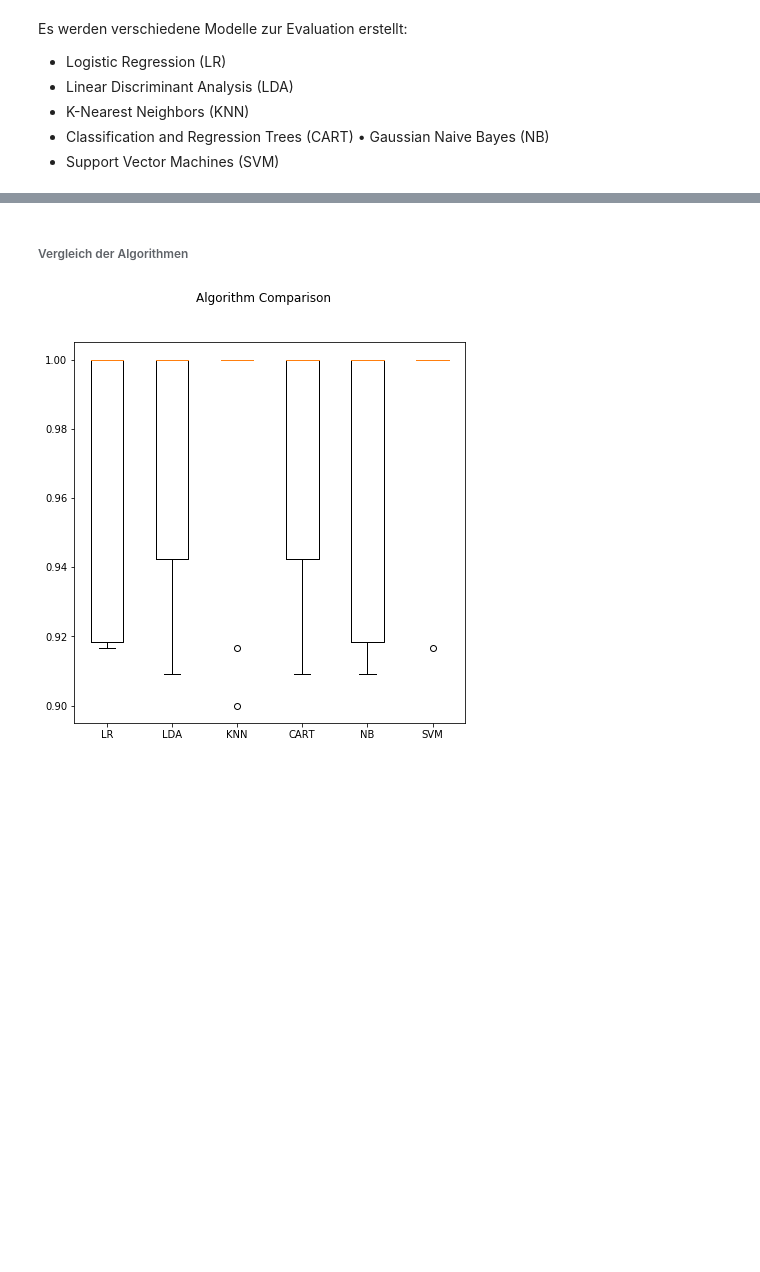
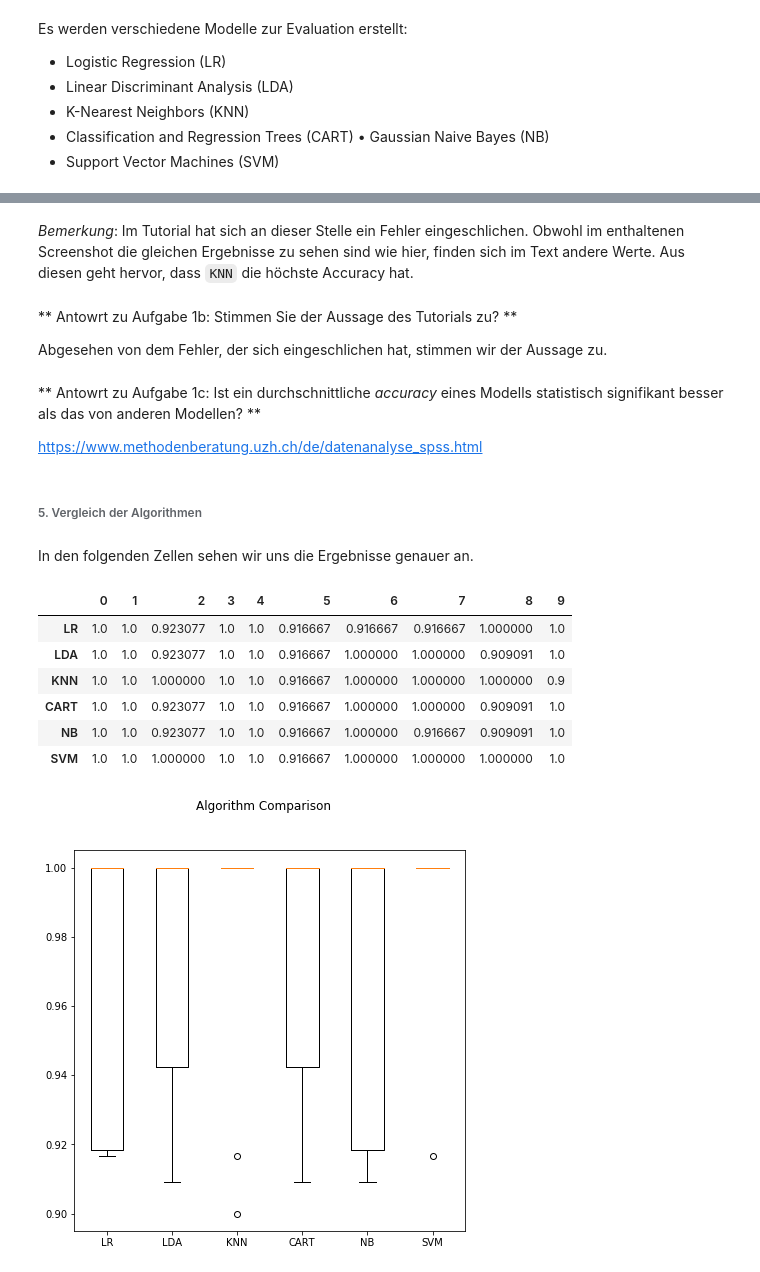
Before and after one commit to tecoKIT/smart-data-analytics, a Jupyter notebook: Uebung2/Exercise1.ipynb, the cells around one changed output, grey strips where cells are left out. Cells and saved outputs as stored; diff of their text form; code cells hidden in the pictures; blank space fills up the shorter version.

Commit message:
Update Aufgabe1

```diff
--- a/Uebung2/Exercise1.ipynb
+++ b/Uebung2/Exercise1.ipynb
@@ -195,6 +199,6 @@ for name, model in models:
     cv_results=cross_validation.cross_val_score(model, X_train, Y_train, cv=10, scoring=scoring)
     results.append(cv_results)
     names.append(name)
-    msg = "%s: %f (%f)" % (name, cv_results.mean(), cv_results.std())
+    msg = "{:5s} {:1.4f} ({:1.4f})".format(name, cv_results.mean(), cv_results.std())
     print(msg)
 # %% [output]
@@ -207,5 +213,28 @@ SVM: 0.991667 (0.025000)
+# %% [markdown]
+*Bemerkung*: Im Tutorial hat sich an dieser Stelle ein Fehler eingeschlichen. Obwohl im enthaltenen Screenshot die gleichen Ergebnisse zu sehen sind wie hier, finden sich im Text andere Werte. Aus diesen geht hervor, dass `KNN` die höchste Accuracy hat.
+# %% [markdown]
+** Antowrt zu Aufgabe 1b: Stimmen Sie der Aussage des Tutorials zu? **
+
+Abgesehen von dem Fehler, der sich eingeschlichen hat, stimmen wir der Aussage zu.
+# %% [markdown]
+** Antowrt zu Aufgabe 1c: Ist ein durchschnittliche _accuracy_ eines Modells statistisch signifikant besser als das von anderen Modellen? **
+
+https://www.methodenberatung.uzh.ch/de/datenanalyse_spss.html
 # %% [markdown]
-###### Vergleich der Algorithmen
+###### 5. Vergleich der Algorithmen
+# %% [markdown]
+In den folgenden Zellen sehen wir uns die Ergebnisse genauer an.
+# %%
+# Show the results list
+pandas.DataFrame(results, index=names)
+# %% [output]
+|  | 0 | 1 | 2 | 3 | 4 | 5 | 6 | 7 | 8 | 9 |
+| LR | 1.0 | 1.0 | 0.923077 | 1.0 | 1.0 | 0.916667 | 0.916667 | 0.916667 | 1.000000 | 1.0 |
+| LDA | 1.0 | 1.0 | 0.923077 | 1.0 | 1.0 | 0.916667 | 1.000000 | 1.000000 | 0.909091 | 1.0 |
+| KNN | 1.0 | 1.0 | 1.000000 | 1.0 | 1.0 | 0.916667 | 1.000000 | 1.000000 | 1.000000 | 0.9 |
+| CART | 1.0 | 1.0 | 0.923077 | 1.0 | 1.0 | 0.916667 | 1.000000 | 1.000000 | 0.909091 | 1.0 |
+| NB | 1.0 | 1.0 | 0.923077 | 1.0 | 1.0 | 0.916667 | 1.000000 | 0.916667 | 0.909091 | 1.0 |
+| SVM | 1.0 | 1.0 | 1.000000 | 1.0 | 1.0 | 0.916667 | 1.000000 | 1.000000 | 1.000000 | 1.0 |
 # %%
 # Compare Algorithms
 fig = plt.figure()
```
Also changed, not shown: parts of 12 cells of this notebook.
